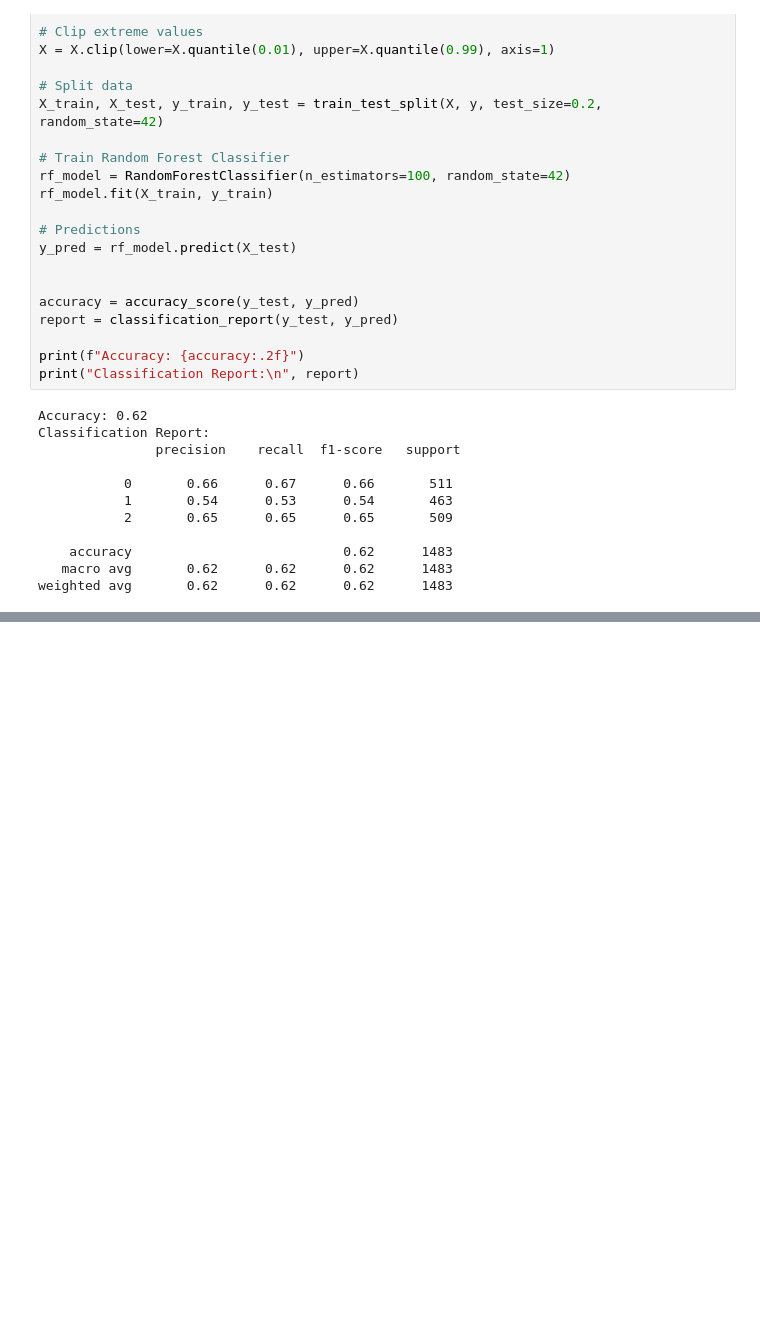
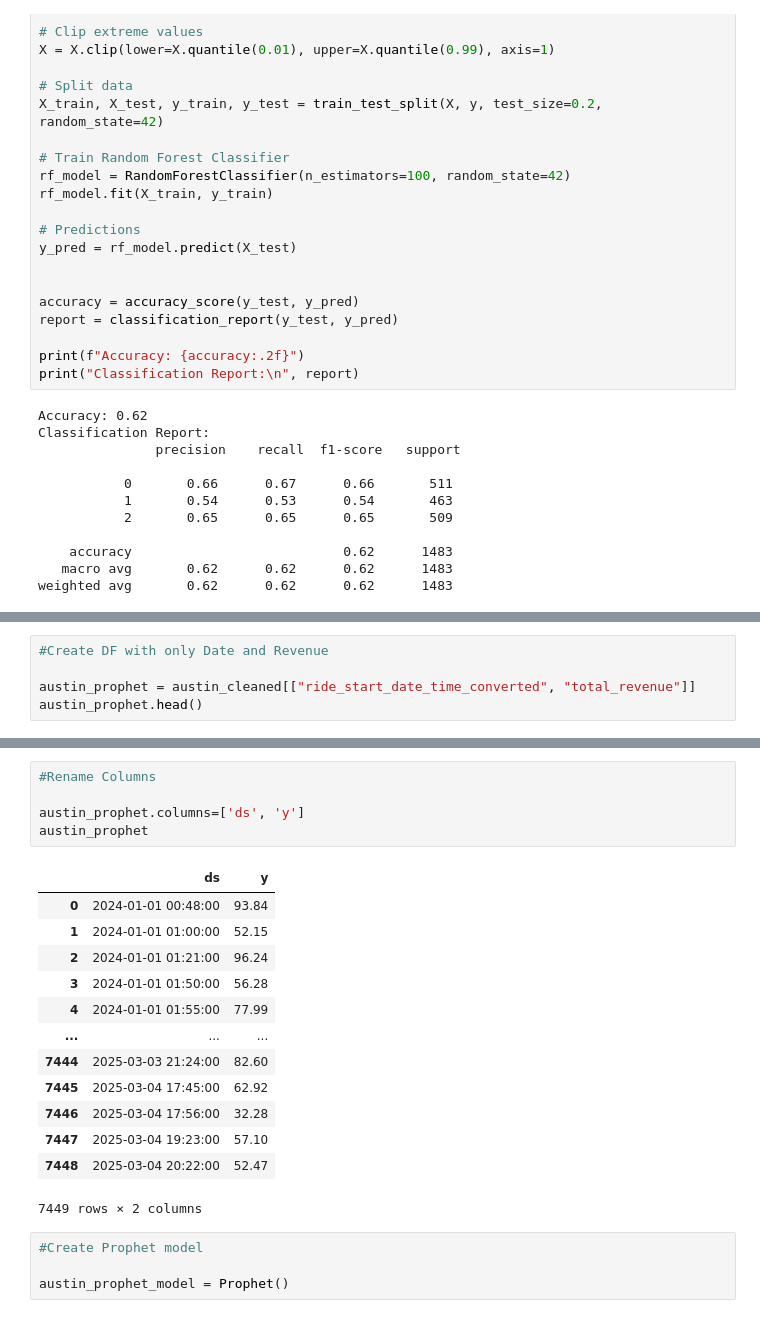
Before and after one commit to jchay3/james_hay_project_2_Compare_ride_patterns_and_predictive_modeling_of_rides_by-_transport_x, a Jupyter notebook: james_workbook_for_austin.ipynb, the cells around one changed output, grey strips where cells are left out. Cells and saved outputs as stored; diff of their text form; blank space fills up the shorter version.

```diff
--- a/james_workbook_for_austin.ipynb
+++ b/james_workbook_for_austin.ipynb
@@ -765,0 +784,5 @@ weighted avg       0.62      0.62      0.62      1483
+# %%
+#Create DF with only Date and Revenue
+
+austin_prophet = austin_cleaned[["ride_start_date_time_converted", "total_revenue"]]
+austin_prophet.head()
@@ -765,0 +796,23 @@ weighted avg       0.62      0.62      0.62      1483
+# %%
+#Rename Columns
+
+austin_prophet.columns=['ds', 'y']
+austin_prophet
+# %% [output]
+|  | ds | y |
+| 0 | 2024-01-01 00:48:00 | 93.84 |
+| 1 | 2024-01-01 01:00:00 | 52.15 |
+| 2 | 2024-01-01 01:21:00 | 96.24 |
+| 3 | 2024-01-01 01:50:00 | 56.28 |
+| 4 | 2024-01-01 01:55:00 | 77.99 |
+| ... | ... | ... |
+| 7444 | 2025-03-03 21:24:00 | 82.60 |
+| 7445 | 2025-03-04 17:45:00 | 62.92 |
+| 7446 | 2025-03-04 17:56:00 | 32.28 |
+| 7447 | 2025-03-04 19:23:00 | 57.10 |
+| 7448 | 2025-03-04 20:22:00 | 52.47 |
+7449 rows × 2 columns
+# %%
+#Create Prophet model
+
+austin_prophet_model = Prophet()
```
Also changed, not shown: parts of 8 cells of this notebook.
